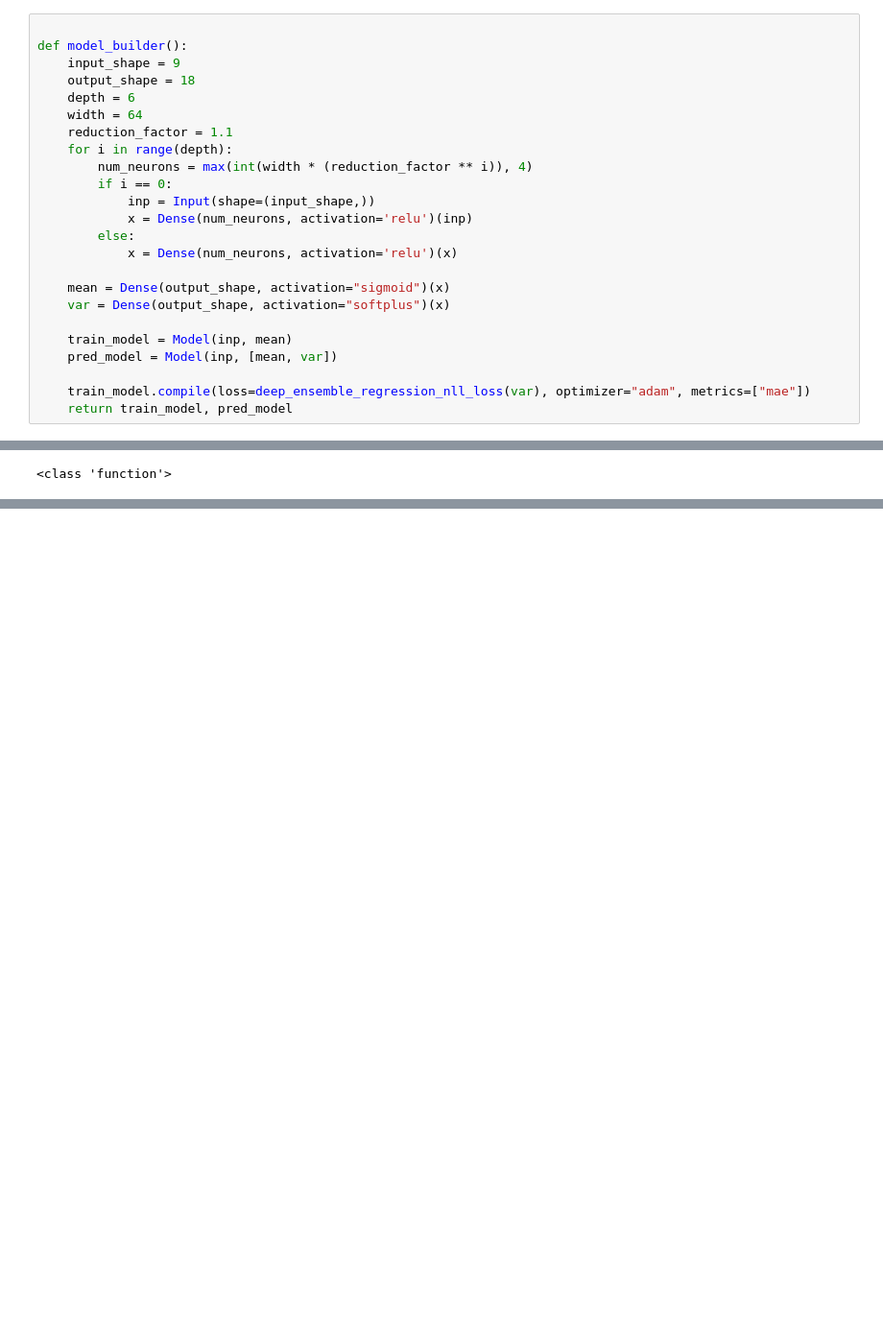
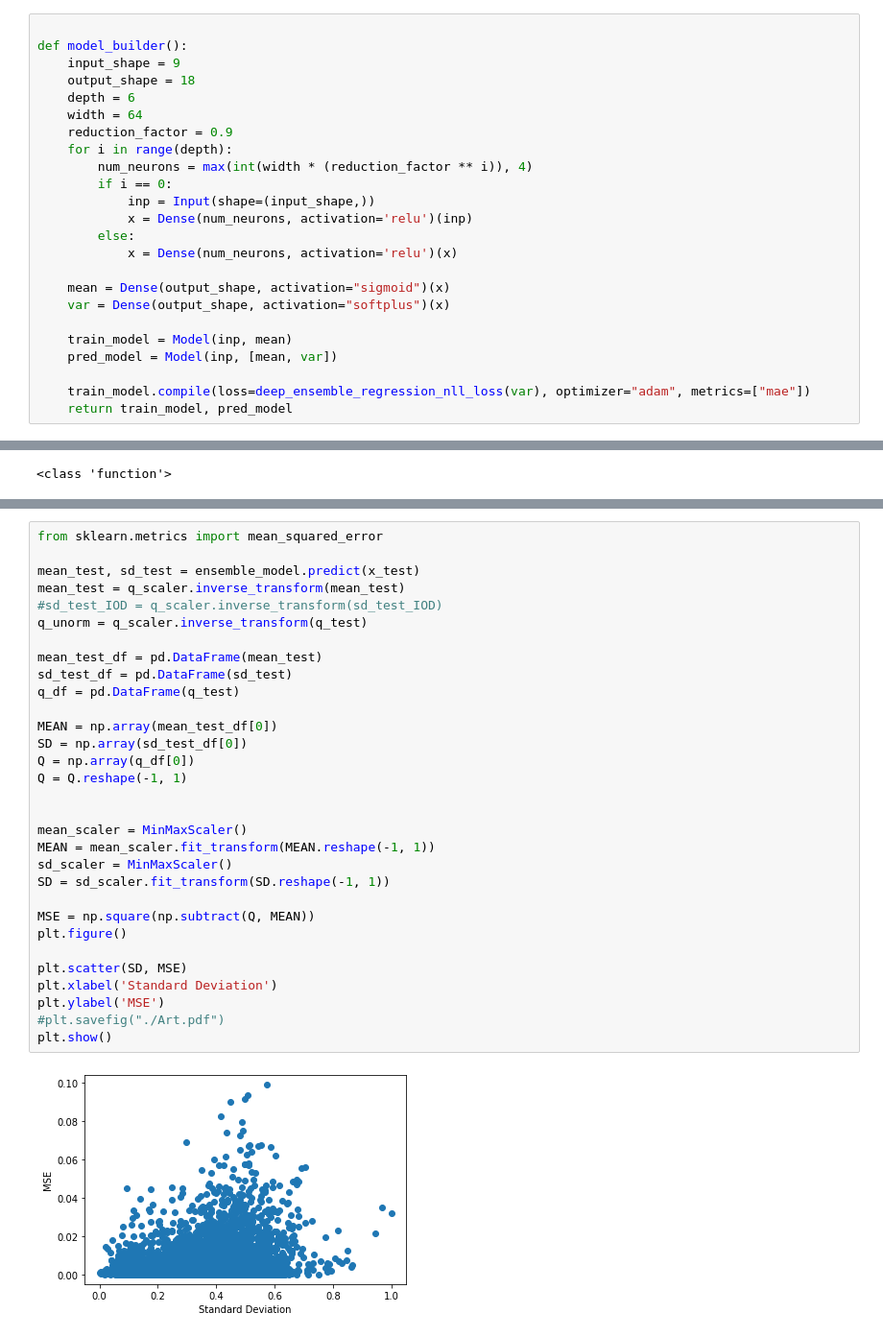
Before and after one commit to Banuv/Thesis_Uncertainty, a Jupyter notebook: Deep_Ensemble_OOD_SD.ipynb, the cells around one changed output, grey strips where cells are left out. Shown at 96% size. Drawn from its saved outputs; the diff is of its cells as text; blank space fills up the shorter version.

```diff
--- a/Deep_Ensemble_OOD_SD.ipynb
+++ b/Deep_Ensemble_OOD_SD.ipynb
@@ -125,7 +197,7 @@ def model_builder():
     output_shape = 18
     depth = 6
     width = 64
-    reduction_factor = 1.1
+    reduction_factor = 0.9
     for i in range(depth):
         num_neurons = max(int(width * (reduction_factor ** i)), 4)
         if i == 0:
@@ -235,0 +326,33 @@ plt.show()
+# %%
+from sklearn.metrics import mean_squared_error
+
+mean_test, sd_test = ensemble_model.predict(x_test)
+mean_test = q_scaler.inverse_transform(mean_test)
+#sd_test_IOD = q_scaler.inverse_transform(sd_test_IOD)
+q_unorm = q_scaler.inverse_transform(q_test)
+
+mean_test_df = pd.DataFrame(mean_test)
+sd_test_df = pd.DataFrame(sd_test)
+q_df = pd.DataFrame(q_test)
+
+MEAN = np.array(mean_test_df[0])
+SD = np.array(sd_test_df[0])
+Q = np.array(q_df[0])
+Q = Q.reshape(-1, 1)
+
+
+mean_scaler = MinMaxScaler()
+MEAN = mean_scaler.fit_transform(MEAN.reshape(-1, 1))
+sd_scaler = MinMaxScaler()
+SD = sd_scaler.fit_transform(SD.reshape(-1, 1))
+
+MSE = np.square(np.subtract(Q, MEAN))
+plt.figure()
+
+plt.scatter(SD, MSE)
+plt.xlabel('Standard Deviation')
+plt.ylabel('MSE')
+#plt.savefig("./Art.pdf")
+plt.show()
+# %% [output]
+[figure, added]
```
Also changed, not shown: parts of 13 cells of this notebook, 28 other files.
